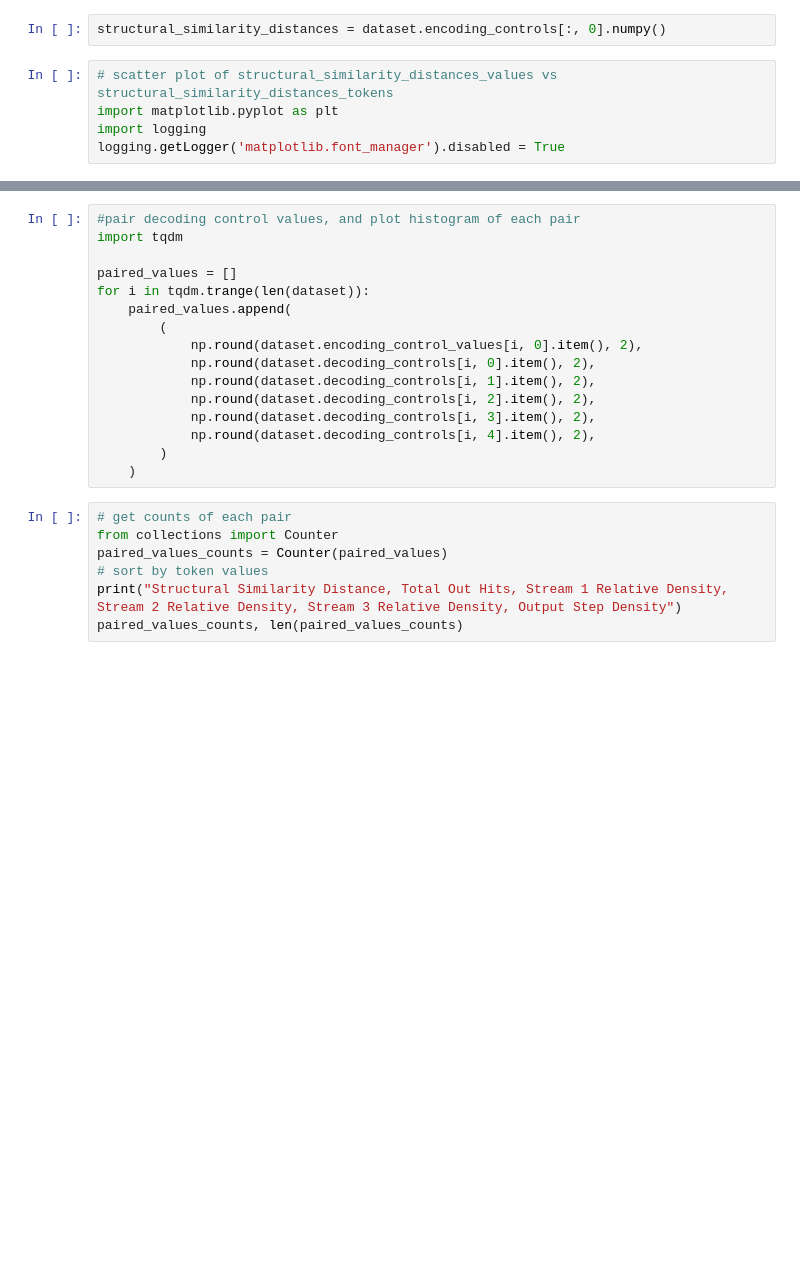
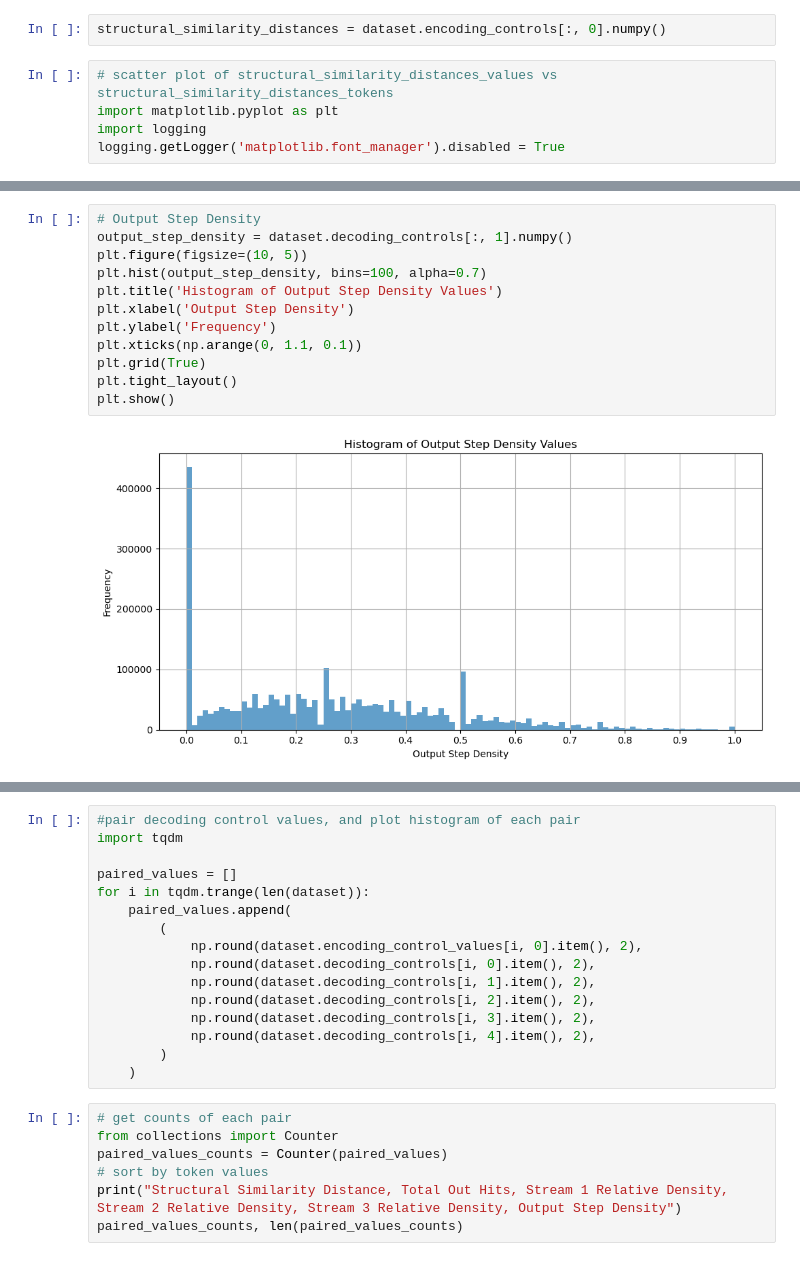
Before and after one commit to behzadhaki/TripleStreams, a Jupyter notebook: data/TripleStreamsDatasetExplorer.ipynb, the cells around one changed output, grey strips where cells are left out. Saved outputs shown, nothing was run; the diff lists cells and outputs as text; blank space fills up the shorter version.

```diff
--- a/data/TripleStreamsDatasetExplorer.ipynb
+++ b/data/TripleStreamsDatasetExplorer.ipynb
@@ -134,2 +134,16 @@ plt.show()
+# %%
+# Output Step Density
+output_step_density = dataset.decoding_controls[:, 1].numpy()
+plt.figure(figsize=(10, 5))
+plt.hist(output_step_density, bins=100, alpha=0.7)
+plt.title('Histogram of Output Step Density Values')
+plt.xlabel('Output Step Density')
+plt.ylabel('Frequency')
+plt.xticks(np.arange(0, 1.1, 0.1))
+plt.grid(True)
+plt.tight_layout()
+plt.show()
+# %% [output]
+[figure, added]
 # %%
 # Stream 3 Relative Histogram
```
Also changed, not shown: parts of 20 cells of this notebook.
